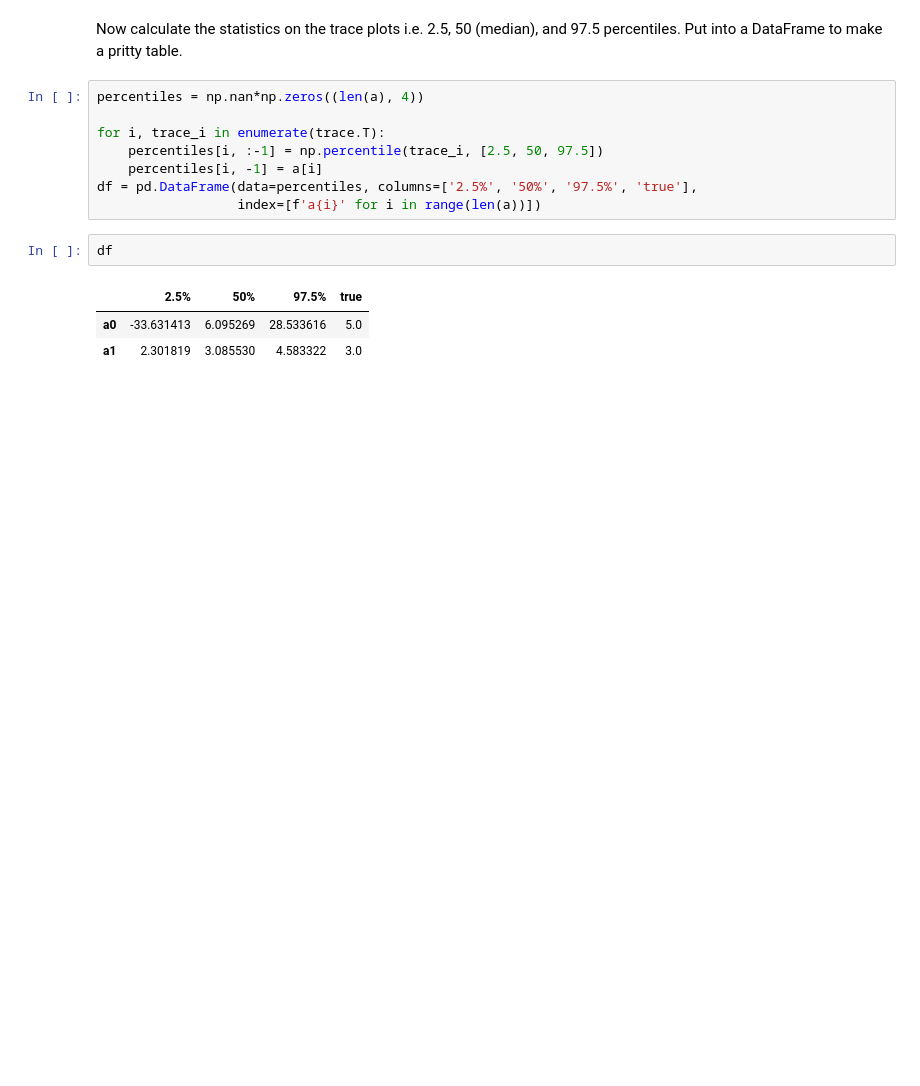
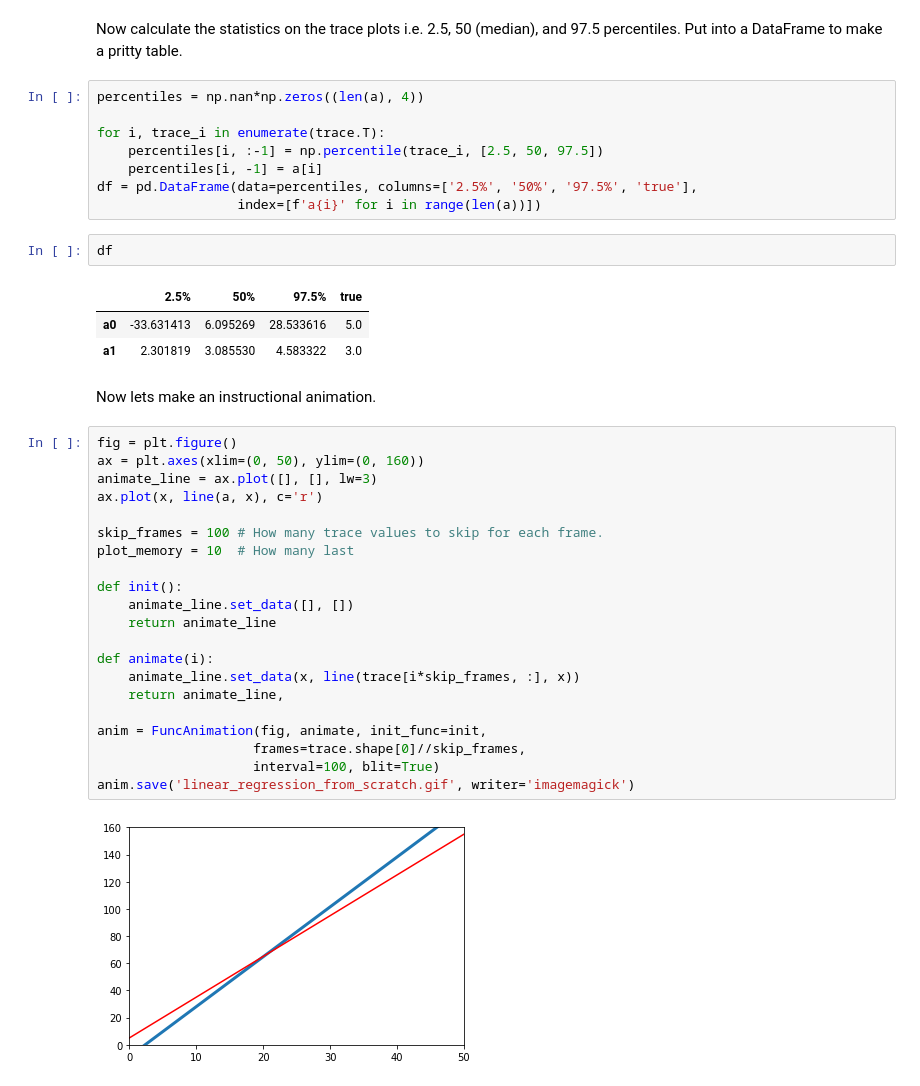
Before and after one commit to mshumko/bayes_learning, a Jupyter notebook: 1_linear_regression_from_scratch.ipynb, the cells around one changed output. Cells and saved outputs as stored; diff of their text form; blank space fills up the shorter version.

Commit message:
Working on animations.

```diff
--- a/1_linear_regression_from_scratch.ipynb
+++ b/1_linear_regression_from_scratch.ipynb
@@ -101,3 +102,28 @@ df
 |  | 2.5% | 50% | 97.5% | true |
 | a0 | -33.631413 | 6.095269 | 28.533616 | 5.0 |
 | a1 | 2.301819 | 3.085530 | 4.583322 | 3.0 |
+# %% [markdown]
+Now lets make an instructional animation.
+# %%
+fig = plt.figure()
+ax = plt.axes(xlim=(0, 50), ylim=(0, 160))
+animate_line = ax.plot([], [], lw=3)
+ax.plot(x, line(a, x), c='r')
+
+skip_frames = 100 # How many trace values to skip for each frame.
+plot_memory = 10  # How many last
+
+def init():
+    animate_line.set_data([], [])
+    return animate_line
+
+def animate(i):
+    animate_line.set_data(x, line(trace[i*skip_frames, :], x))
+    return animate_line,
+
+anim = FuncAnimation(fig, animate, init_func=init,
+                    frames=trace.shape[0]//skip_frames,
+                    interval=100, blit=True)
+anim.save('linear_regression_from_scratch.gif', writer='imagemagick')
+# %% [output]
+[figure, added]
```
Also changed, not shown: parts of 2 cells of this notebook.
